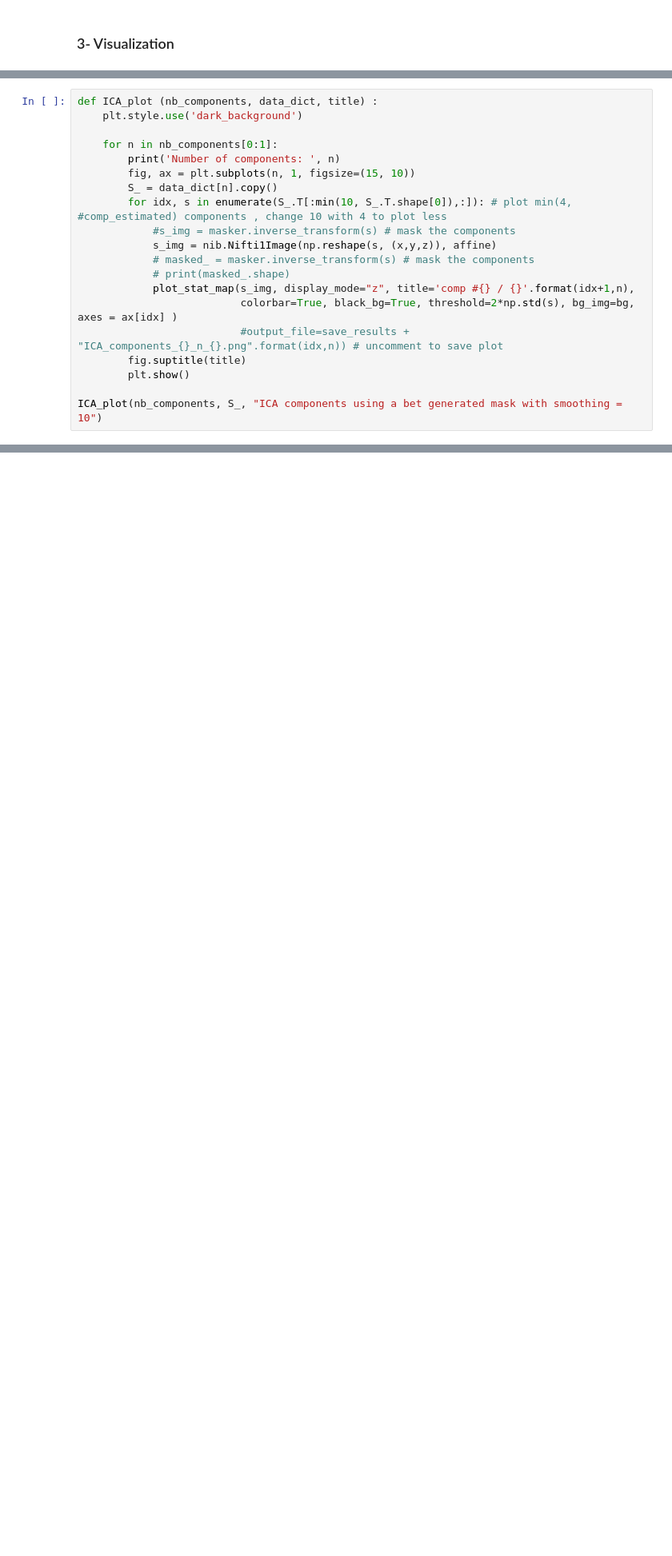
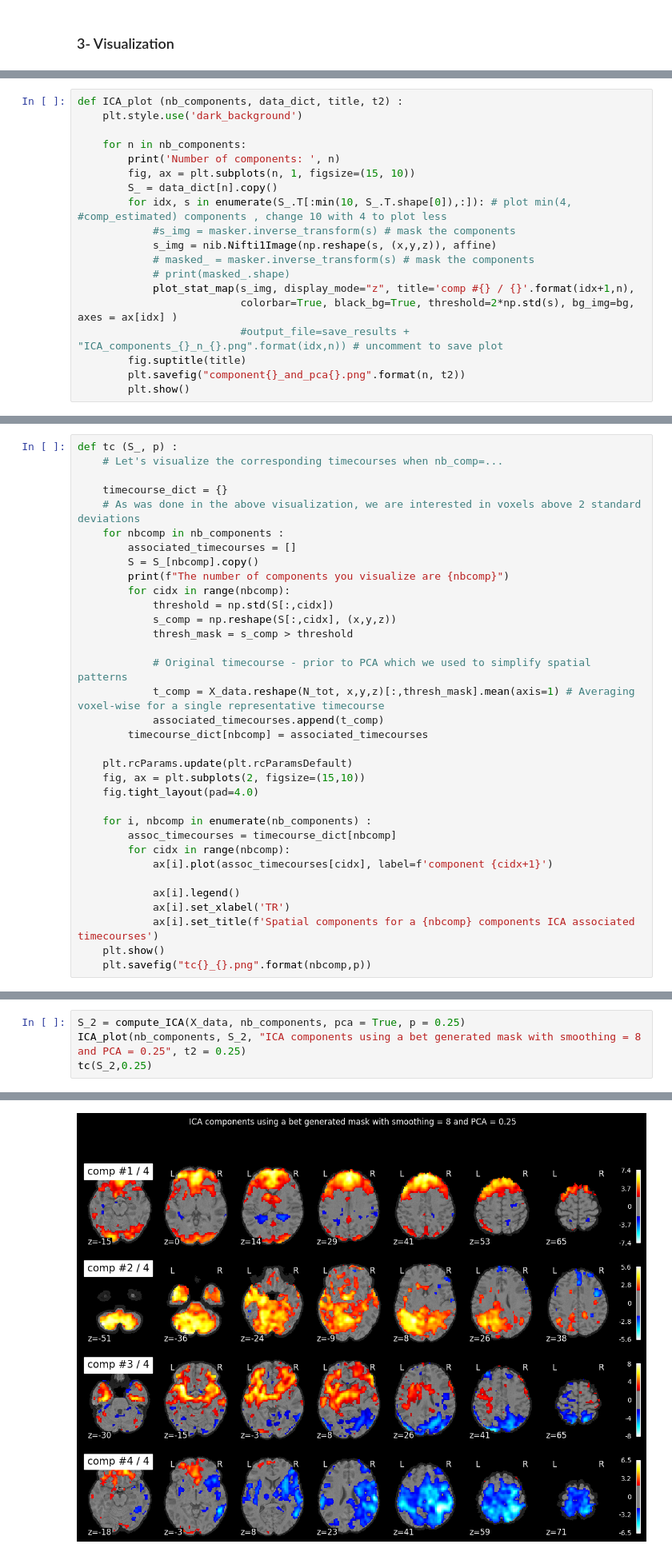
Before and after one commit to claireFriedrich/NSSP, a Jupyter notebook: Miniprojet2/MiniProject_2.ipynb, the cells around one changed output, grey strips where cells are left out. Shown at 80% size. Saved outputs shown, nothing was run; the diff lists cells and outputs as text; blank space fills up the shorter version.

```diff
--- a/Miniprojet2/MiniProject_2.ipynb
+++ b/Miniprojet2/MiniProject_2.ipynb
@@ -603,8 +633,8 @@ plot_stat_map(mask, black_bg=True, title='the brain mask', colorbar=False, bg_im
 # %%
-def ICA_plot (nb_components, data_dict, title) :
+def ICA_plot (nb_components, data_dict, title, t2) :
     plt.style.use('dark_background')
 
-    for n in nb_components[0:1]:
+    for n in nb_components:
         print('Number of components: ', n)
         fig, ax = plt.subplots(n, 1, figsize=(15, 10))
         S_ = data_dict[n].copy()
@@ -617,6 +647,5 @@ def ICA_plot (nb_components, data_dict, title) :
                           colorbar=True, black_bg=True, threshold=2*np.std(s), bg_img=bg, axes = ax[idx] )
                           #output_file=save_results + "ICA_components_{}_n_{}.png".format(idx,n)) # uncomment to save plot
         fig.suptitle(title)
+        plt.savefig("component{}_and_pca{}.png".format(n, t2))
         plt.show()
-
-ICA_plot(nb_components, S_, "ICA components using a bet generated mask with smoothing = 10")
@@ -625,0 +652,34 @@ Number of components:  4
+# %%
+def tc (S_, p) :
+    # Let's visualize the corresponding timecourses when nb_comp=...
+
+    timecourse_dict = {}
+    # As was done in the above visualization, we are interested in voxels above 2 standard deviations
+    for nbcomp in nb_components :
+        associated_timecourses = []
+        S = S_[nbcomp].copy()
+        print(f"The number of components you visualize are {nbcomp}")
+        for cidx in range(nbcomp):
+            threshold = np.std(S[:,cidx])
+            s_comp = np.reshape(S[:,cidx], (x,y,z))
+            thresh_mask = s_comp > threshold
+
+            # Original timecourse - prior to PCA which we used to simplify spatial patterns
+            t_comp = X_data.reshape(N_tot, x,y,z)[:,thresh_mask].mean(axis=1) # Averaging voxel-wise for a single representative timecourse
+            associated_timecourses.append(t_comp)
+        timecourse_dict[nbcomp] = associated_timecourses
+
+    plt.rcParams.update(plt.rcParamsDefault)
+    fig, ax = plt.subplots(2, figsize=(15,10))
+    fig.tight_layout(pad=4.0)
+
+    for i, nbcomp in enumerate(nb_components) :
+        assoc_timecourses = timecourse_dict[nbcomp]
+        for cidx in range(nbcomp):
+            ax[i].plot(assoc_timecourses[cidx], label=f'component {cidx+1}')
+
+            ax[i].legend()
+            ax[i].set_xlabel('TR')
+            ax[i].set_title(f'Spatial components for a {nbcomp} components ICA associated timecourses')
+    plt.show()
+    plt.savefig("tc{}_{}.png".format(nbcomp,p))
@@ -625,0 +694,5 @@ Number of components:  4
+# %%
+S_2 = compute_ICA(X_data, nb_components, pca = True, p = 0.25)
+ICA_plot(nb_components, S_2, "ICA components using a bet generated mask with smoothing = 8 and PCA = 0.25", t2 = 0.25)
+tc(S_2,0.25)
+# %% [output]
@@ -625,0 +705 @@ Number of components:  4
+[figure, added]
```
Also changed, not shown: parts of 19 cells of this notebook.
